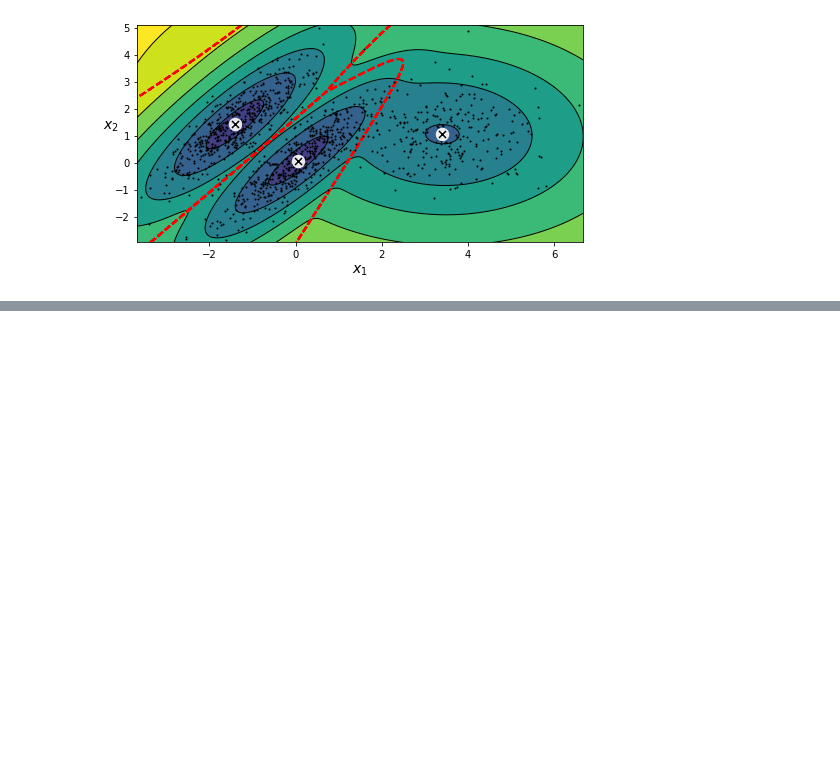
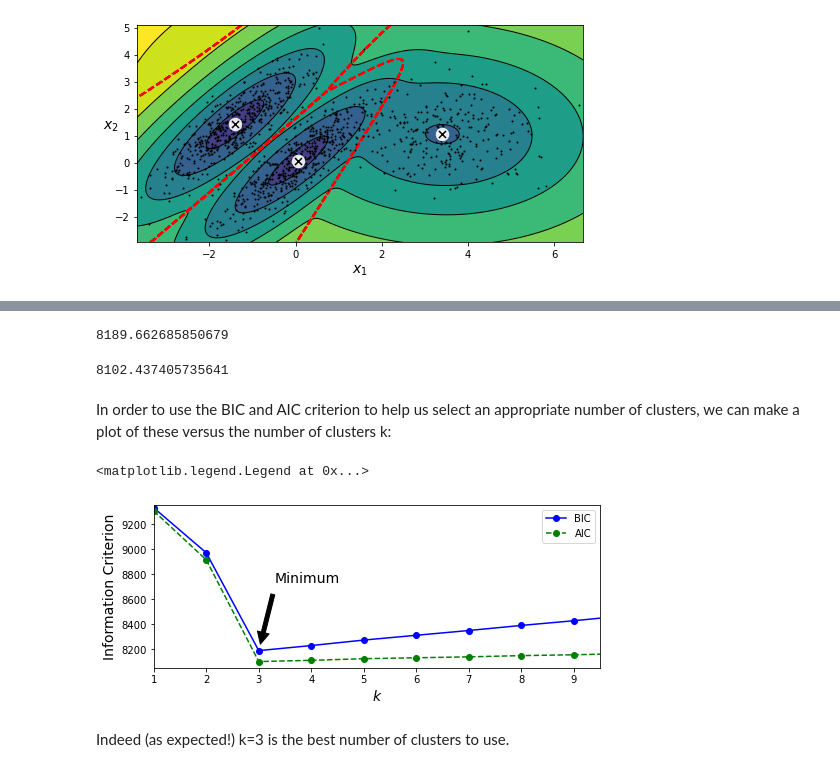
Before and after one commit to aj112358/ML_Notes, a Jupyter notebook: 09_Unsupervised_Learning_Techniques/Ch 9 - Unsupervised Learning Techniques.ipynb, the cells around one changed output, grey strips where cells are left out. Drawn from its saved outputs; the diff is of its cells as text; code cells hidden in the pictures; blank space fills up the shorter version.

```diff
--- a/09_Unsupervised_Learning_Techniques/Ch 9 - Unsupervised Learning Techniques.ipynb
+++ b/09_Unsupervised_Learning_Techniques/Ch 9 - Unsupervised Learning Techniques.ipynb
@@ -597,0 +636,36 @@ plot_gaussian_mixture(gm, X)
+# %%
+gm.bic(X)
+# %% [output]
+8189.662685850679
+# %%
+gm.aic(X)
+# %% [output]
+8102.437405735641
+# %% [markdown]
+In order to use the BIC and AIC criterion to help us select an appropriate number of clusters, we can make a plot of these versus the number of clusters k:
+# %%
+gms_per_k = [GaussianMixture(n_components=k, n_init=10, random_state=42).fit(X)
+             for k in range(1, 11)]
+# %%
+bics = [model.bic(X) for model in gms_per_k]
+aics = [model.aic(X) for model in gms_per_k]
+# %%
+plt.figure(figsize=(8, 3))
+plt.plot(range(1, 11), bics, "bo-", label="BIC")
+plt.plot(range(1, 11), aics, "go--", label="AIC")
+plt.xlabel("$k$", fontsize=14)
+plt.ylabel("Information Criterion", fontsize=14)
+plt.axis([1, 9.5, np.min(aics) - 50, np.max(aics) + 50])
+plt.annotate('Minimum',
+             xy=(3, bics[2]),
+             xytext=(0.35, 0.6),
+             textcoords='figure fraction',
+             fontsize=14,
+             arrowprops=dict(facecolor='black', shrink=0.1)
+            )
+plt.legend()
+# %% [output]
+<matplotlib.legend.Legend at 0x...>
+[figure, added]
+# %% [markdown]
+Indeed (as expected!) k=3 is the best number of clusters to use.
```
Also changed, not shown: parts of 7 cells of this notebook.
